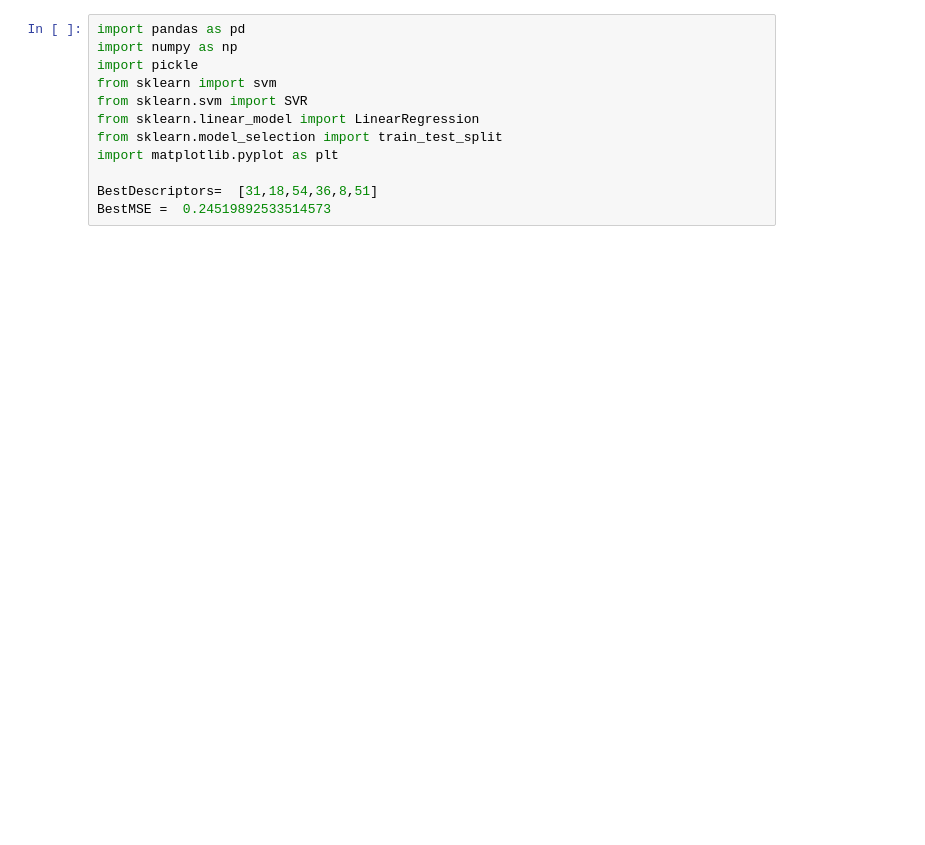
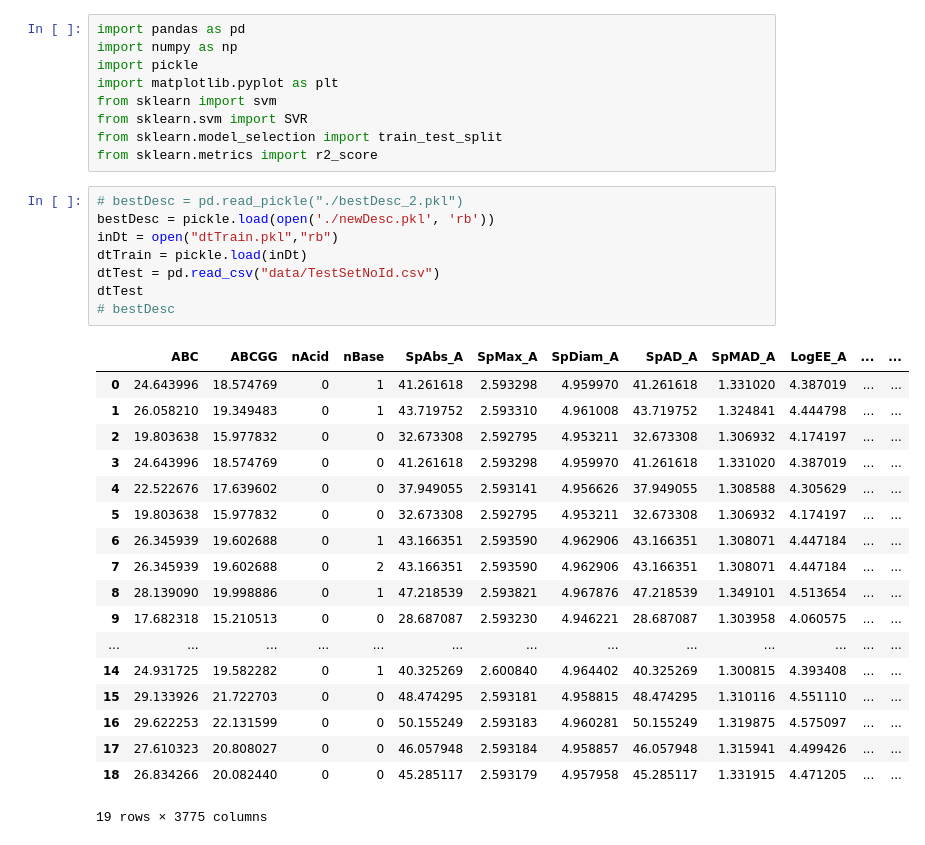
Before and after one commit to mfrizqi/tiwaw, a Jupyter notebook: code/MD-SVM.ipynb, the cells around one changed output. Saved outputs shown, nothing was run; the diff lists cells and outputs as text; blank space fills up the shorter version.

```diff
--- a/code/MD-SVM.ipynb
+++ b/code/MD-SVM.ipynb
@@ -2,11 +2,35 @@
 import pandas as pd
 import numpy as np
 import pickle
+import matplotlib.pyplot as plt
 from sklearn import svm
 from sklearn.svm import SVR
-from sklearn.linear_model import LinearRegression
 from sklearn.model_selection import train_test_split
-import matplotlib.pyplot as plt
-
-BestDescriptors=  [31,18,54,36,8,51]
-BestMSE =  0.24519892533514573
+from sklearn.metrics import r2_score
+# %%
+# bestDesc = pd.read_pickle("./bestDesc_2.pkl")
+bestDesc = pickle.load(open('./newDesc.pkl', 'rb'))
+inDt = open("dtTrain.pkl","rb")
+dtTrain = pickle.load(inDt)
+dtTest = pd.read_csv("data/TestSetNoId.csv")
+dtTest
+# bestDesc
+# %% [output]
+|  | ABC | ABCGG | nAcid | nBase | SpAbs_A | SpMax_A | SpDiam_A | SpAD_A | SpMAD_A | LogEE_A | ... | ... |
+| 0 | 24.643996 | 18.574769 | 0 | 1 | 41.261618 | 2.593298 | 4.959970 | 41.261618 | 1.331020 | 4.387019 | ... | ... |
+| 1 | 26.058210 | 19.349483 | 0 | 1 | 43.719752 | 2.593310 | 4.961008 | 43.719752 | 1.324841 | 4.444798 | ... | ... |
+| 2 | 19.803638 | 15.977832 | 0 | 0 | 32.673308 | 2.592795 | 4.953211 | 32.673308 | 1.306932 | 4.174197 | ... | ... |
+| 3 | 24.643996 | 18.574769 | 0 | 0 | 41.261618 | 2.593298 | 4.959970 | 41.261618 | 1.331020 | 4.387019 | ... | ... |
+| 4 | 22.522676 | 17.639602 | 0 | 0 | 37.949055 | 2.593141 | 4.956626 | 37.949055 | 1.308588 | 4.305629 | ... | ... |
+| 5 | 19.803638 | 15.977832 | 0 | 0 | 32.673308 | 2.592795 | 4.953211 | 32.673308 | 1.306932 | 4.174197 | ... | ... |
+| 6 | 26.345939 | 19.602688 | 0 | 1 | 43.166351 | 2.593590 | 4.962906 | 43.166351 | 1.308071 | 4.447184 | ... | ... |
+| 7 | 26.345939 | 19.602688 | 0 | 2 | 43.166351 | 2.593590 | 4.962906 | 43.166351 | 1.308071 | 4.447184 | ... | ... |
+| 8 | 28.139090 | 19.998886 | 0 | 1 | 47.218539 | 2.593821 | 4.967876 | 47.218539 | 1.349101 | 4.513654 | ... | ... |
+| 9 | 17.682318 | 15.210513 | 0 | 0 | 28.687087 | 2.593230 | 4.946221 | 28.687087 | 1.303958 | 4.060575 | ... | ... |
+| ... | ... | ... | ... | ... | ... | ... | ... | ... | ... | ... | ... | ... |
+| 14 | 24.931725 | 19.582282 | 0 | 1 | 40.325269 | 2.600840 | 4.964402 | 40.325269 | 1.300815 | 4.393408 | ... | ... |
+| 15 | 29.133926 | 21.722703 | 0 | 0 | 48.474295 | 2.593181 | 4.958815 | 48.474295 | 1.310116 | 4.551110 | ... | ... |
+| 16 | 29.622253 | 22.131599 | 0 | 0 | 50.155249 | 2.593183 | 4.960281 | 50.155249 | 1.319875 | 4.575097 | ... | ... |
+| 17 | 27.610323 | 20.808027 | 0 | 0 | 46.057948 | 2.593184 | 4.958857 | 46.057948 | 1.315941 | 4.499426 | ... | ... |
+| 18 | 26.834266 | 20.082440 | 0 | 0 | 45.285117 | 2.593179 | 4.957958 | 45.285117 | 1.331915 | 4.471205 | ... | ... |
+19 rows × 3775 columns
```
Also changed, not shown: parts of 10 cells of this notebook, 18 other files.
